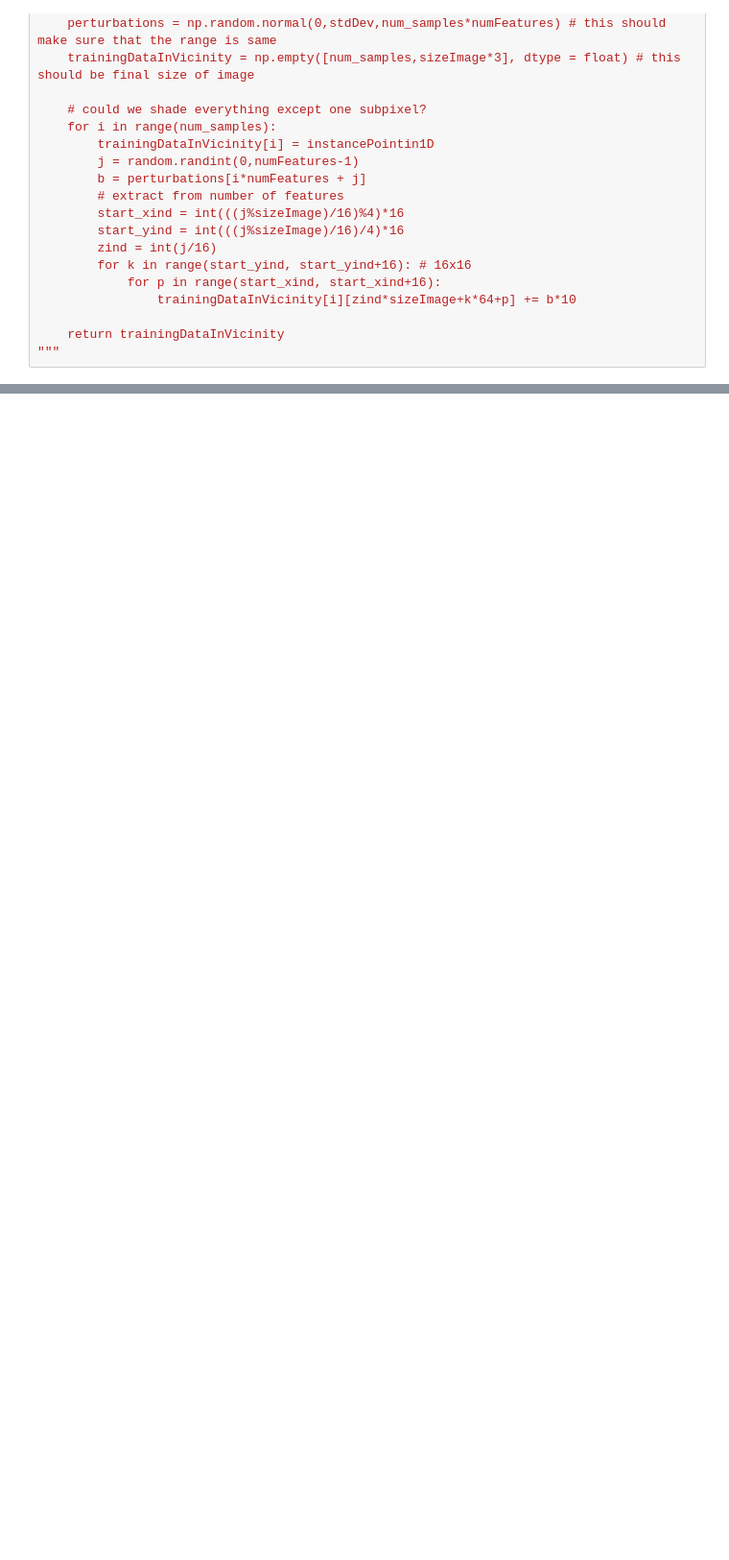
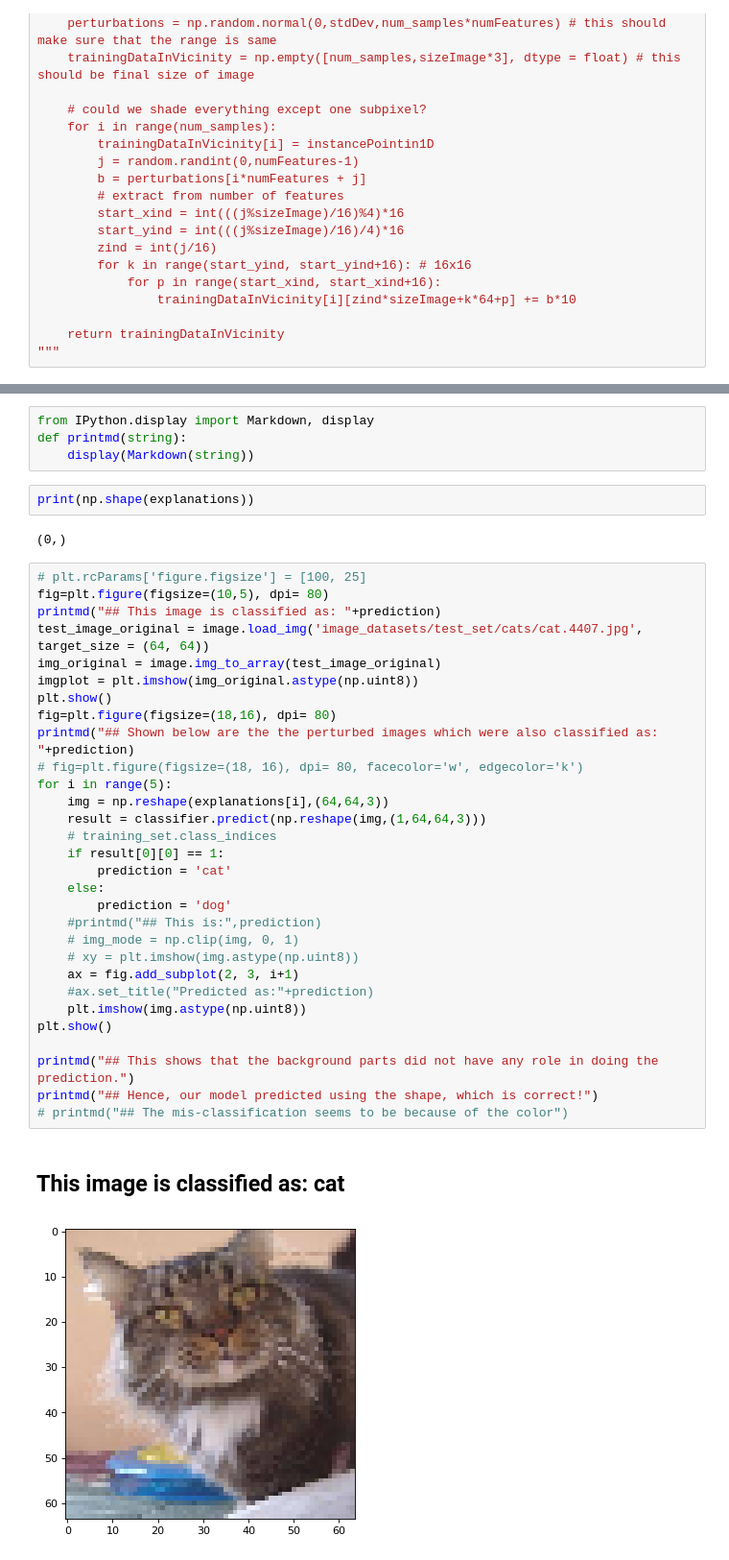
Before and after one commit to akshayutture/lime, a Jupyter notebook: knn_image_demo.ipynb, the cells around one changed output, grey strips where cells are left out. Shown at 96% size. Cells and saved outputs as stored; diff of their text form; blank space fills up the shorter version.

```diff
--- a/knn_image_demo.ipynb
+++ b/knn_image_demo.ipynb
@@ -261,0 +360,41 @@ for i in range(5):
+# %%
+from IPython.display import Markdown, display
+def printmd(string):
+    display(Markdown(string))
+# %%
+print(np.shape(explanations))
+# %% [output]
+(0,)
+# %%
+# plt.rcParams['figure.figsize'] = [100, 25]
+fig=plt.figure(figsize=(10,5), dpi= 80)
+printmd("## This image is classified as: "+prediction)
+test_image_original = image.load_img('image_datasets/test_set/cats/cat.4407.jpg', target_size = (64, 64))
+img_original = image.img_to_array(test_image_original)
+imgplot = plt.imshow(img_original.astype(np.uint8))
+plt.show()
+fig=plt.figure(figsize=(18,16), dpi= 80)
+printmd("## Shown below are the the perturbed images which were also classified as: "+prediction)
+# fig=plt.figure(figsize=(18, 16), dpi= 80, facecolor='w', edgecolor='k')
+for i in range(5):
+    img = np.reshape(explanations[i],(64,64,3))
+    result = classifier.predict(np.reshape(img,(1,64,64,3)))
+    # training_set.class_indices
+    if result[0][0] == 1:
+        prediction = 'cat'
+    else:
+        prediction = 'dog'
+    #printmd("## This is:",prediction)
+    # img_mode = np.clip(img, 0, 1)
+    # xy = plt.imshow(img.astype(np.uint8))
+    ax = fig.add_subplot(2, 3, i+1)
+    #ax.set_title("Predicted as:"+prediction)
+    plt.imshow(img.astype(np.uint8))
+plt.show()
+
+printmd("## This shows that the background parts did not have any role in doing the prediction.")
+printmd("## Hence, our model predicted using the shape, which is correct!")
+# printmd("## The mis-classification seems to be because of the color")
+# %% [output]
+## This image is classified as: cat
+[figure, added]
```
Also changed, not shown: parts of 10 cells of this notebook.
